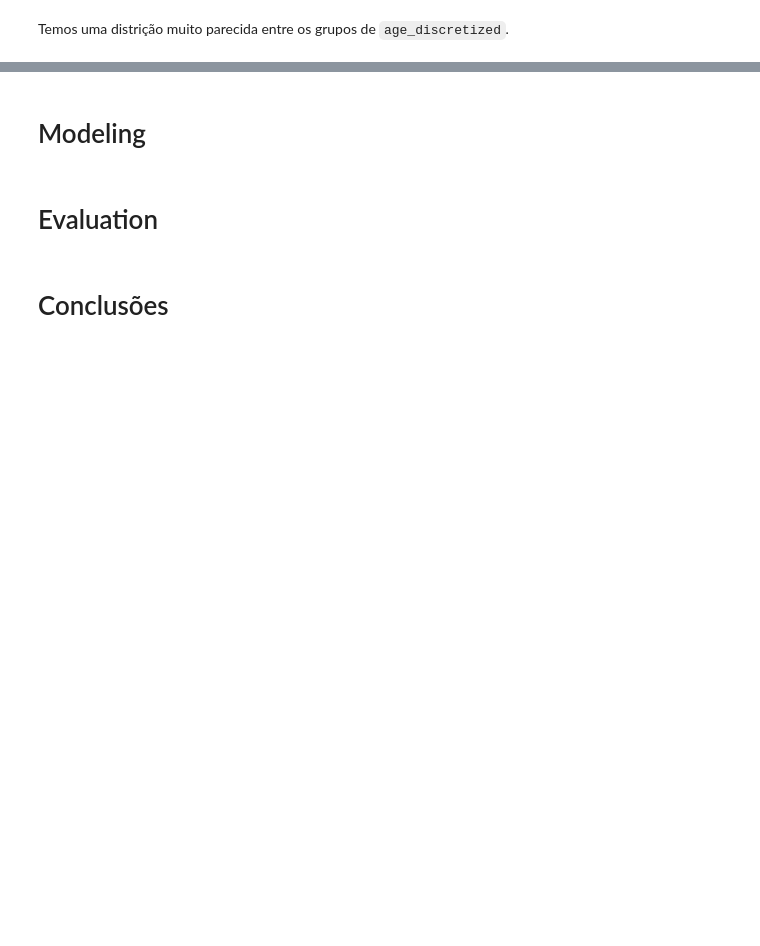
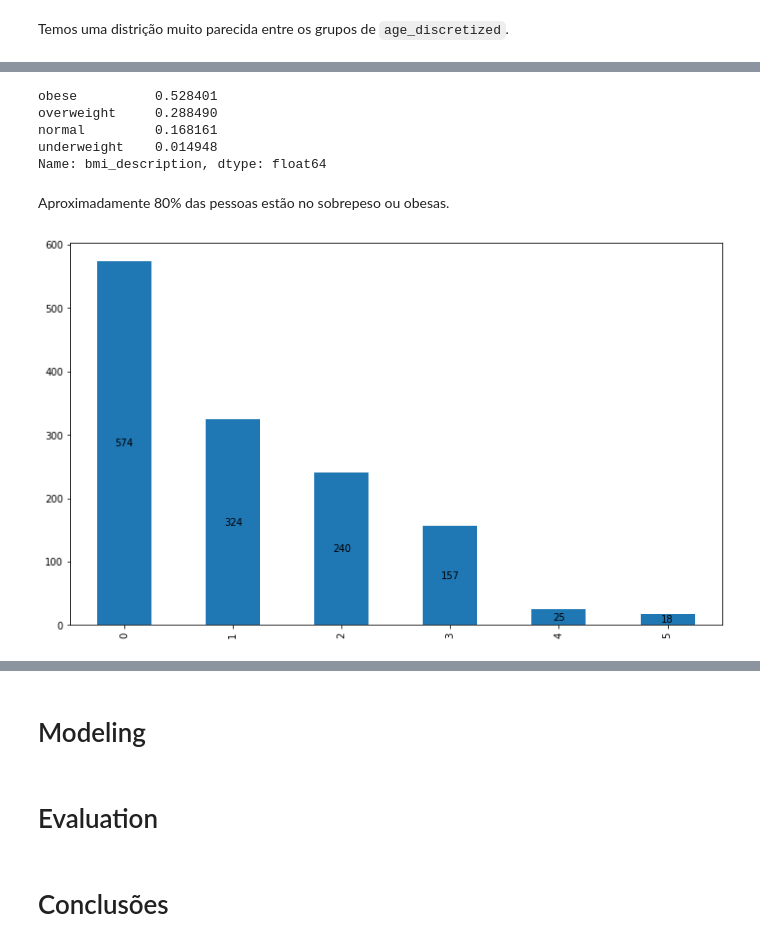
Before and after one commit to lstarke/Health-Insurance-Cost-Prediction, a Jupyter notebook: LeandroStarke_Health_Insurance_Cost_Prediction_(AutoML).ipynb, the cells around one changed output, grey strips where cells are left out. Cells and saved outputs as stored; diff of their text form; code cells hidden in the pictures; blank space fills up the shorter version.

```diff
--- a/LeandroStarke_Health_Insurance_Cost_Prediction_(AutoML).ipynb
+++ b/LeandroStarke_Health_Insurance_Cost_Prediction_(AutoML).ipynb
@@ -133,0 +190,24 @@
+# %%
+df.bmi_description.value_counts(normalize=True)
+# %% [output]
+obese          0.528401
+overweight     0.288490
+normal         0.168161
+underweight    0.014948
+Name: bmi_description, dtype: float64
+# %% [markdown]
+Aproximadamente 80% das pessoas estão no sobrepeso ou obesas.
+# %%
+# instanciando os objetos fig e ax
+fig, ax = plt.subplots(figsize=(10, 6))
+
+df.children.value_counts().plot.bar(ax=ax);
+
+# colocando a quantidade em cada intervalo
+for c in ax.containers:
+  ax.bar_label(c, label_type="center")
+
+# ajusta o layout do gráfico para garantir que todos os elementos estejam visíveis
+plt.tight_layout()
+# %% [output]
+[figure, added]
```
Also changed, not shown: parts of 20 cells of this notebook.
